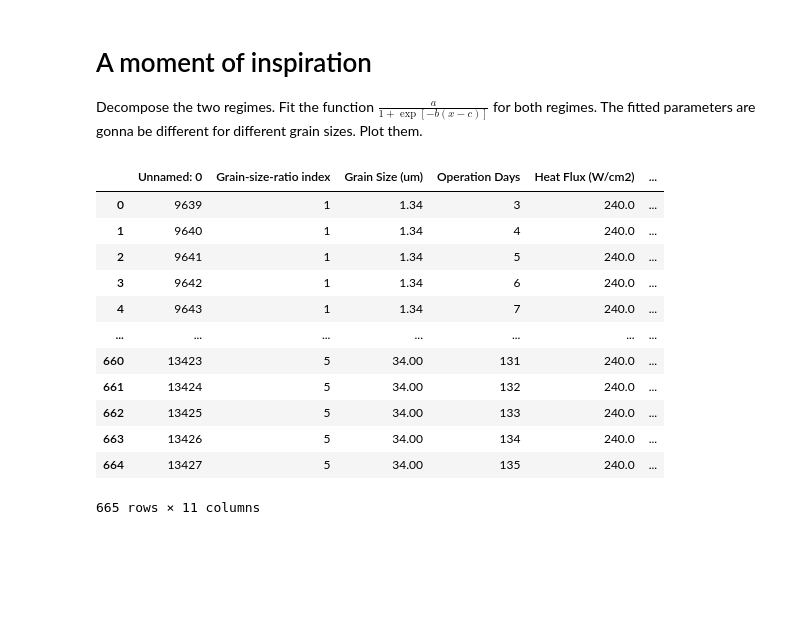
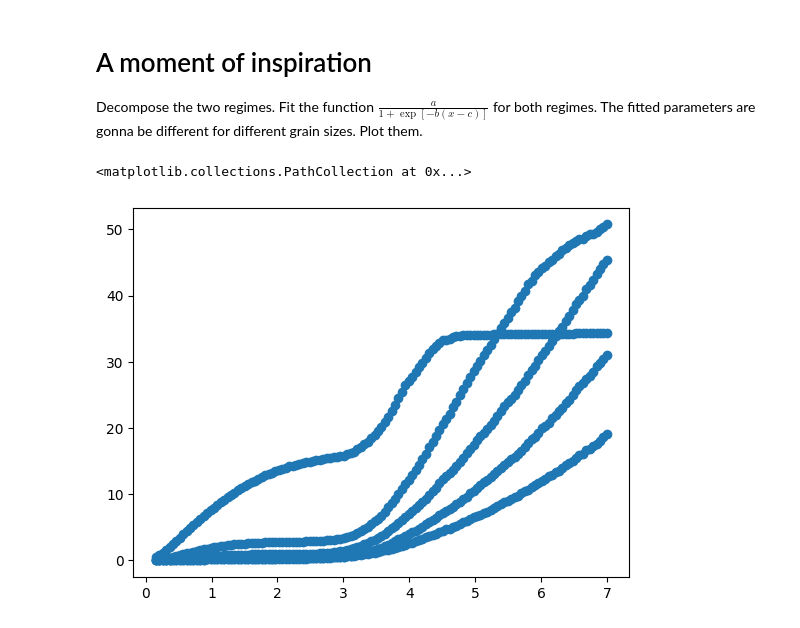
Before and after one commit to ahasan3-ncsu/wd-swelling, a Jupyter notebook: data_2022/eureka.ipynb, the cells around one changed output. Drawn from its saved outputs; the diff is of its cells as text; code cells hidden in the pictures; blank space fills up the shorter version.

Commit message:
Just some plots for the Eureka proj

```diff
--- a/data_2022/eureka.ipynb
+++ b/data_2022/eureka.ipynb
@@ -10,23 +11,12 @@ import matplotlib.pyplot as plt
 # %%
 jar = pd.read_csv('nominal_set.csv')
-# %%
-jar
-# %% [output]
-|  | Unnamed: 0 | Grain-size-ratio index | Grain Size (um) | Operation Days | Heat Flux (W/cm2) | ... |
-| 0 | 9639 | 1 | 1.34 | 3 | 240.0 | ... |
-| 1 | 9640 | 1 | 1.34 | 4 | 240.0 | ... |
-| 2 | 9641 | 1 | 1.34 | 5 | 240.0 | ... |
-| 3 | 9642 | 1 | 1.34 | 6 | 240.0 | ... |
-| 4 | 9643 | 1 | 1.34 | 7 | 240.0 | ... |
-| ... | ... | ... | ... | ... | ... | ... |
-| 660 | 13423 | 5 | 34.00 | 131 | 240.0 | ... |
-| 661 | 13424 | 5 | 34.00 | 132 | 240.0 | ... |
-| 662 | 13425 | 5 | 34.00 | 133 | 240.0 | ... |
-| 663 | 13426 | 5 | 34.00 | 134 | 240.0 | ... |
-| 664 | 13427 | 5 | 34.00 | 135 | 240.0 | ... |
-665 rows × 11 columns
 # %%
 # Useful abbreviations
 fd = 'Fission Density (10^21 f/cm3)'
 gr = 'Grain Size (um)'
 fgs = 'Fuel Gas Swelling (%)'
+# %%
+plt.scatter(jar[fd], jar[fgs])
+# %% [output]
+<matplotlib.collections.PathCollection at 0x...>
+[figure, added]
```
Also changed, not shown: parts of 11 cells of this notebook.
